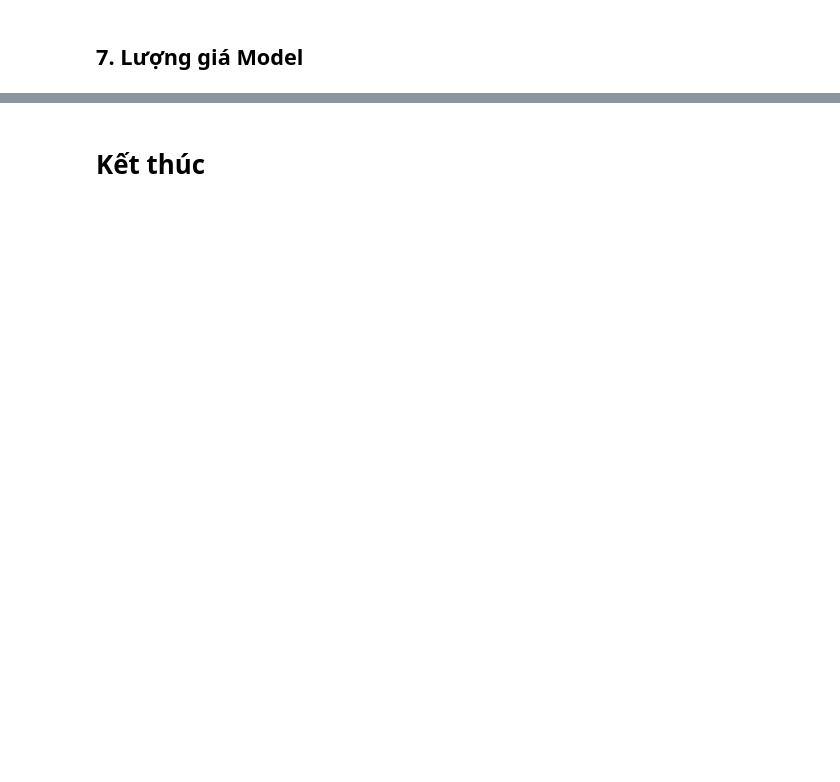
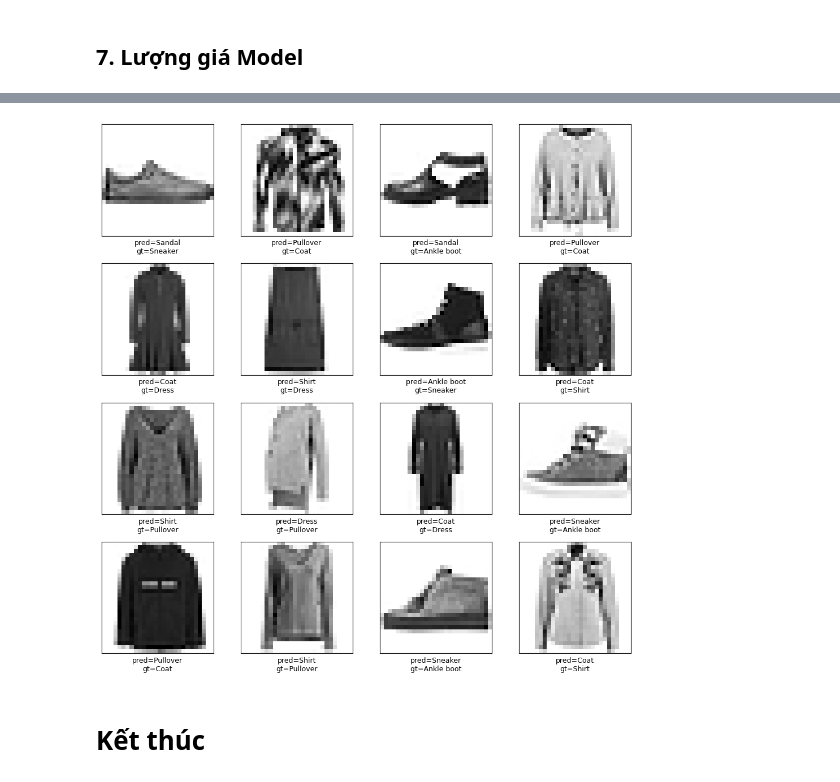
Before and after one commit to TQMinh19/sgu2526k1_csttnt, a Jupyter notebook: TH-09/my_lesson9_solved.ipynb, the cells around one changed output, grey strips where cells are left out. Saved outputs shown, nothing was run; the diff lists cells and outputs as text; code cells hidden in the pictures; blank space fills up the shorter version.

```diff
--- a/TH-09/my_lesson9_solved.ipynb
+++ b/TH-09/my_lesson9_solved.ipynb
@@ -267,0 +412,11 @@ plt.show()
+# %%
+# lượng giá trên tập test Fashion-MNIST
+score_f = model_f.evaluate(x_test_f, y_test_f_oh, verbose=0)
+print('Fashion Test loss:', score_f[0])
+print('Fashion Test accuracy:', score_f[1])
+
+y_pred_f = model_f.predict(x_test_f)
+y_pred_f_label = np.argmax(y_pred_f, axis=1)
+
+false_pos_f = np.where(y_pred_f_label != y_test_f)[0]
+print(f'False Cases: {len(false_pos_f)} / {len(y_test_f)}')
@@ -268,2 +428,17 @@ plt.show()
+# %%
+# hiển thị một số mẫu dự đoán sai
+plt.figure(figsize=(10, 10))
+for i in range(min(16, len(false_pos_f))):
+    pos = false_pos_f[i]
+    plt.subplot(4, 4, i + 1)
+    plt.xticks([]), plt.yticks([]), plt.grid(False)
+    plt.imshow(x_test_f[pos].squeeze(), cmap=plt.cm.binary)
+    pred_name = fashion_labels[y_pred_f_label[pos]]
+    gt_name = fashion_labels[y_test_f[pos]]
+    plt.xlabel(f'pred={pred_name}\ngt={gt_name}', fontsize=9)
+plt.tight_layout()
+plt.show()
+# %% [output]
+[figure, added]
 # %% [markdown]
 # Kết thúc
```
Also changed, not shown: parts of 19 cells of this notebook, 1 other file.
